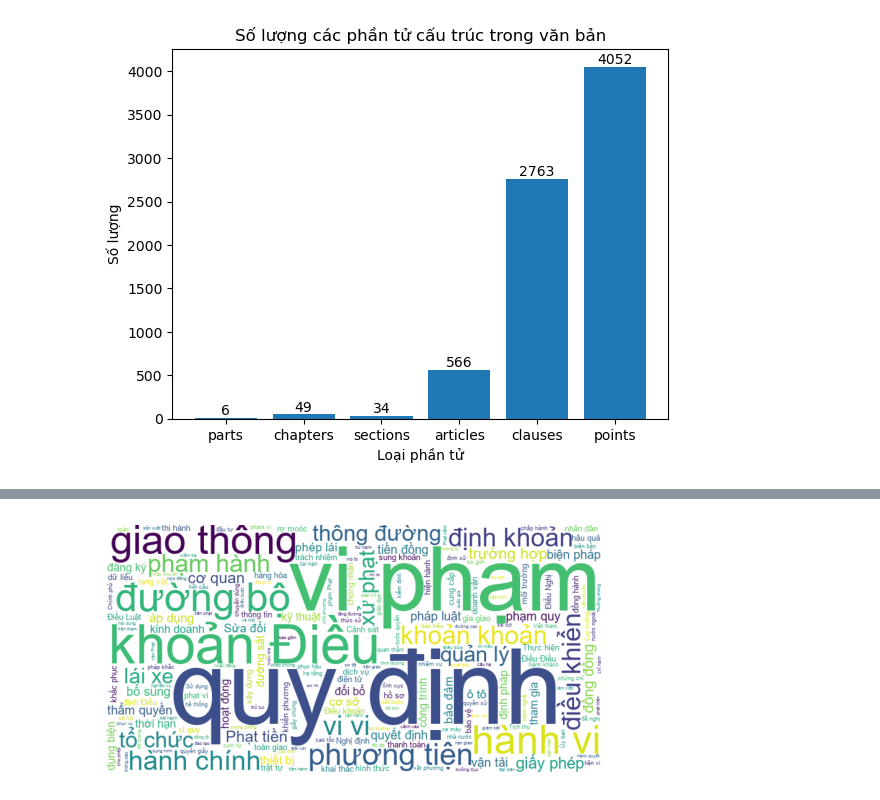
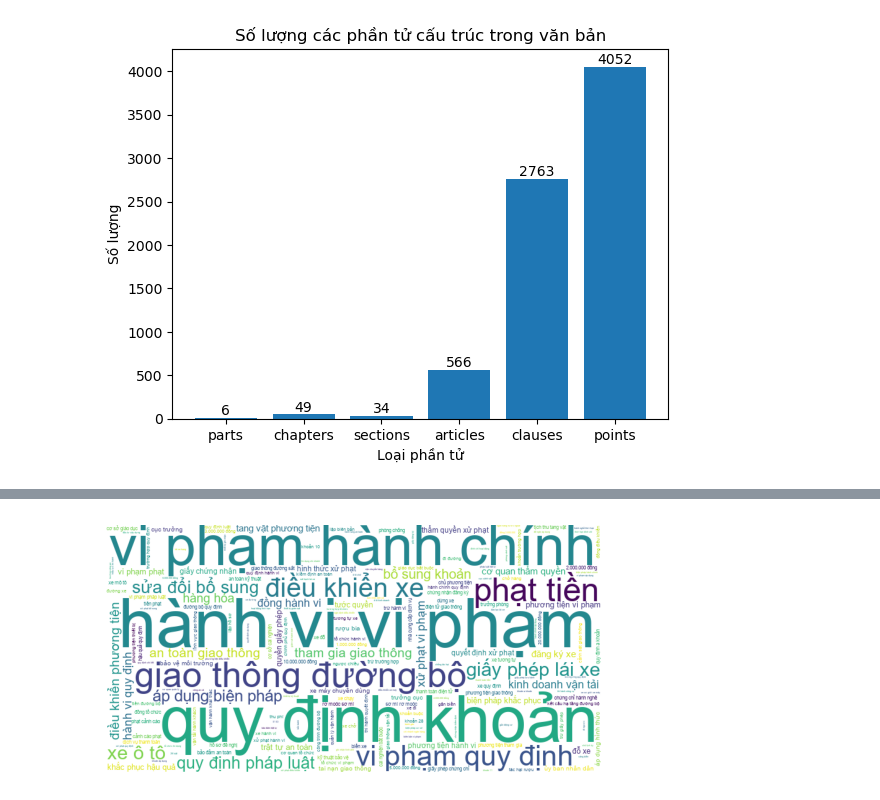
Before and after one commit to n3sfan/NLP-LegalQA, a Jupyter notebook: notebook/eda.ipynb, the cells around one changed output, grey strips where cells are left out. Cells and saved outputs as stored; diff of their text form; code cells hidden in the pictures.

Commit message:
visualize & fix word cloud

```diff
--- a/notebook/eda.ipynb
+++ b/notebook/eda.ipynb
@@ -104,12 +104,11 @@ len(all_text)
 with open("vietnamese-stopwords.txt", encoding="utf-8") as f:
     stopwords = set(f.read().splitlines())
 # %%
-from underthesea import word_tokenize
-import re
+# def has_punctuation(s):
+#     return any(unicodedata.category(c).startswith("P") for c in s)
 tokens = []
 for text in texts:
     tk = word_tokenize(text)
-    tk = [t for t in tk if re.match(r'\w+', t)]
+    # tk = [t for t in tk if not has_punctuation(t)]
     tk = [t for t in tk if t not in stopwords]
     tokens.extend(tk)
-len(tokens)
@@ -117,0 +115,3 @@ len(tokens)
+# %%
+tokens = [t for t in tokens if len(t) > 1]
+len(tokens)
@@ -167,0 +214,8 @@ text = " ".join(tok)
+# %%
+bigrams = list(ngrams(tokens, 2))
+bigrams = [bg for bg in bigrams if bg[0] != bg[1]]
+# bigrams = [
+#     (w1, w2)
+#     for w1, w2 in bigrams
+#     if w1 not in redundant and w2 not in redundant
+# ]
@@ -167,0 +233,2 @@ text = " ".join(tok)
+# %%
+word_freqs = {" ".join(k): v for k, v in Counter(bigrams).items()}
@@ -168,16 +273,13 @@ text = " ".join(tok)
 # %%
-from wordcloud import WordCloud
-import matplotlib.pyplot as plt
-
 wordcloud = WordCloud(
-    font_path="arial.ttf",   # hoặc font Unicode
+    font_path="arial.ttf",
     width=800,
     height=400,
     background_color='white'
-).generate(text)
+).generate_from_frequencies(word_freqs)
 
 plt.imshow(wordcloud)
 plt.axis("off")
 plt.show()
 # %% [output]
-[figure, old version]
+[figure, new version]
```
Also changed, not shown: parts of 25 cells of this notebook.
